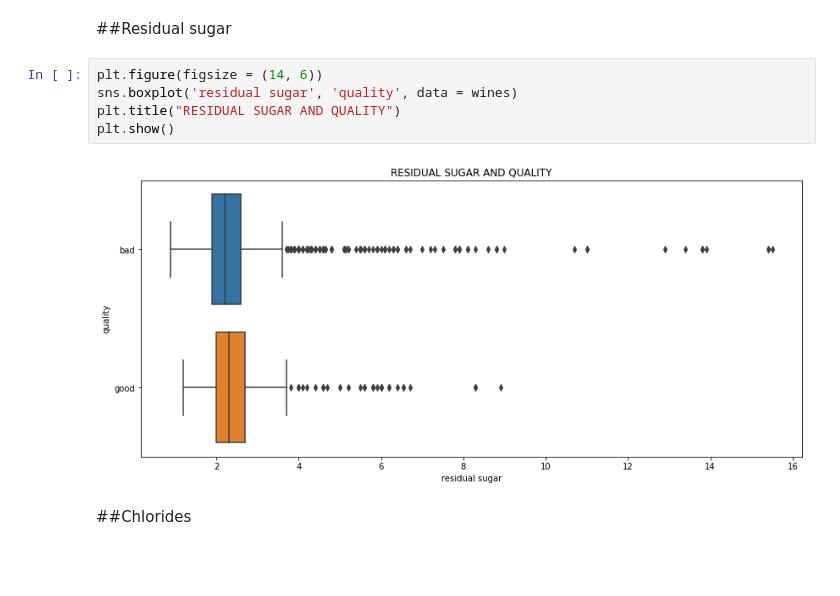
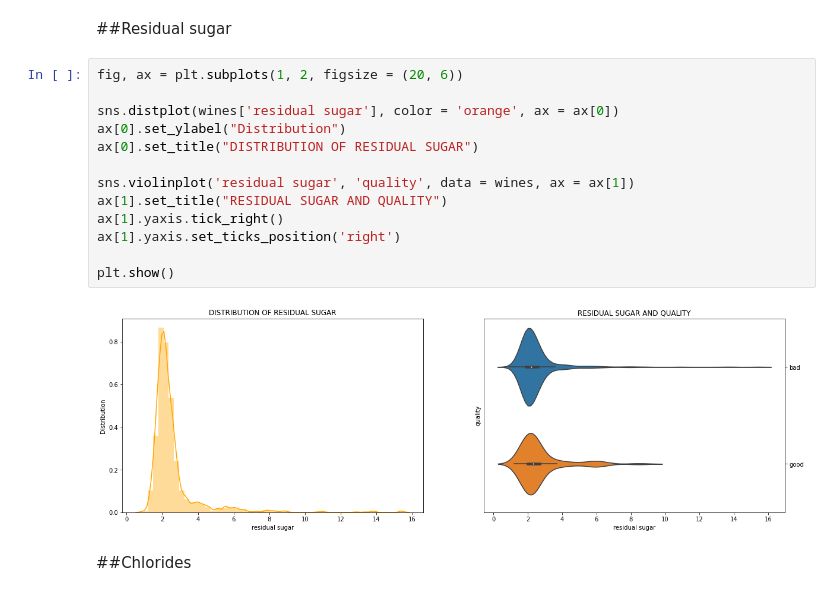
Before and after one commit to MikeDeecode/Red-wine-quality-report, a Jupyter notebook: wine_quality_analysis.ipynb, the cells around one changed output. Drawn from its saved outputs; the diff is of its cells as text; blank space fills up the shorter version.

```diff
--- a/wine_quality_analysis.ipynb
+++ b/wine_quality_analysis.ipynb
@@ -109,12 +109,20 @@ plt.show()
 [figure]
 # %% [markdown]
 ##Residual sugar
-# %%
-plt.figure(figsize = (14, 6))
-sns.boxplot('residual sugar', 'quality', data = wines)
-plt.title("RESIDUAL SUGAR AND QUALITY")
-plt.show()
-# %% [output]
-[figure, removed]
+# %%
+fig, ax = plt.subplots(1, 2, figsize = (20, 6))
+
+sns.distplot(wines['residual sugar'], color = 'orange', ax = ax[0])
+ax[0].set_ylabel("Distribution")
+ax[0].set_title("DISTRIBUTION OF RESIDUAL SUGAR")
+
+sns.violinplot('residual sugar', 'quality', data = wines, ax = ax[1])
+ax[1].set_title("RESIDUAL SUGAR AND QUALITY")
+ax[1].yaxis.tick_right()
+ax[1].yaxis.set_ticks_position('right')
+
+plt.show()
+# %% [output]
+[figure, added]
 # %% [markdown]
 ##Chlorides
```
Also changed, not shown: parts of 11 cells of this notebook.
